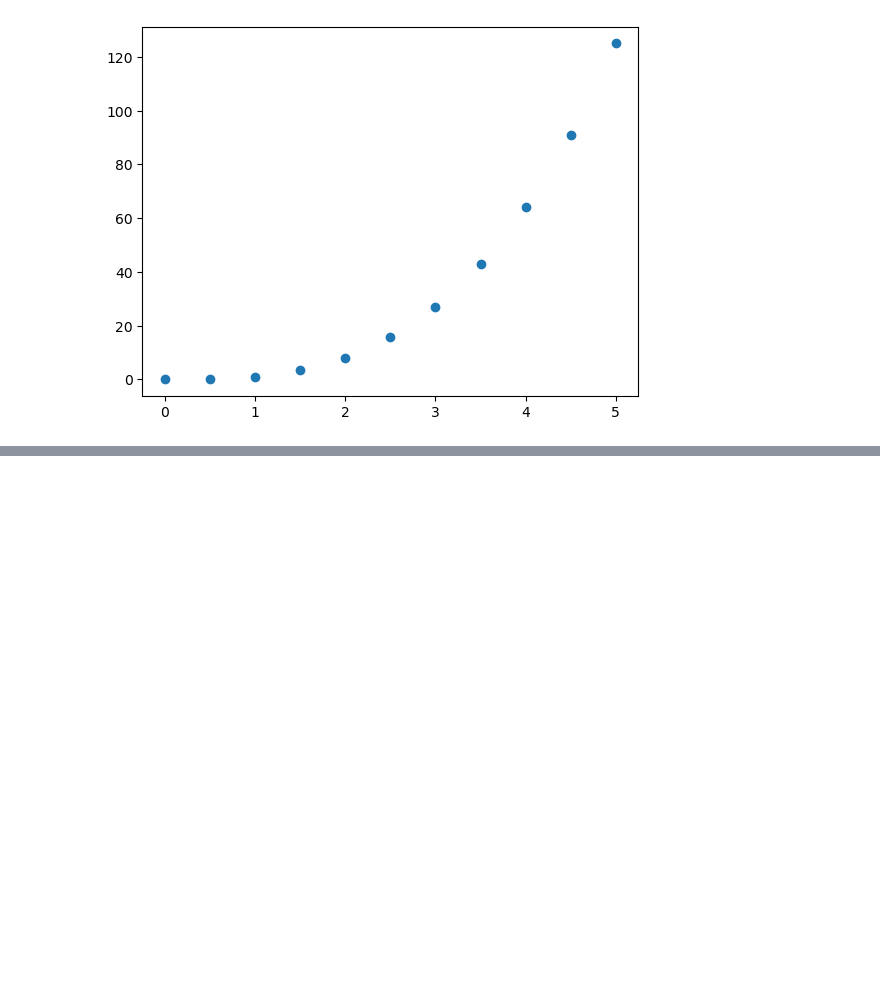
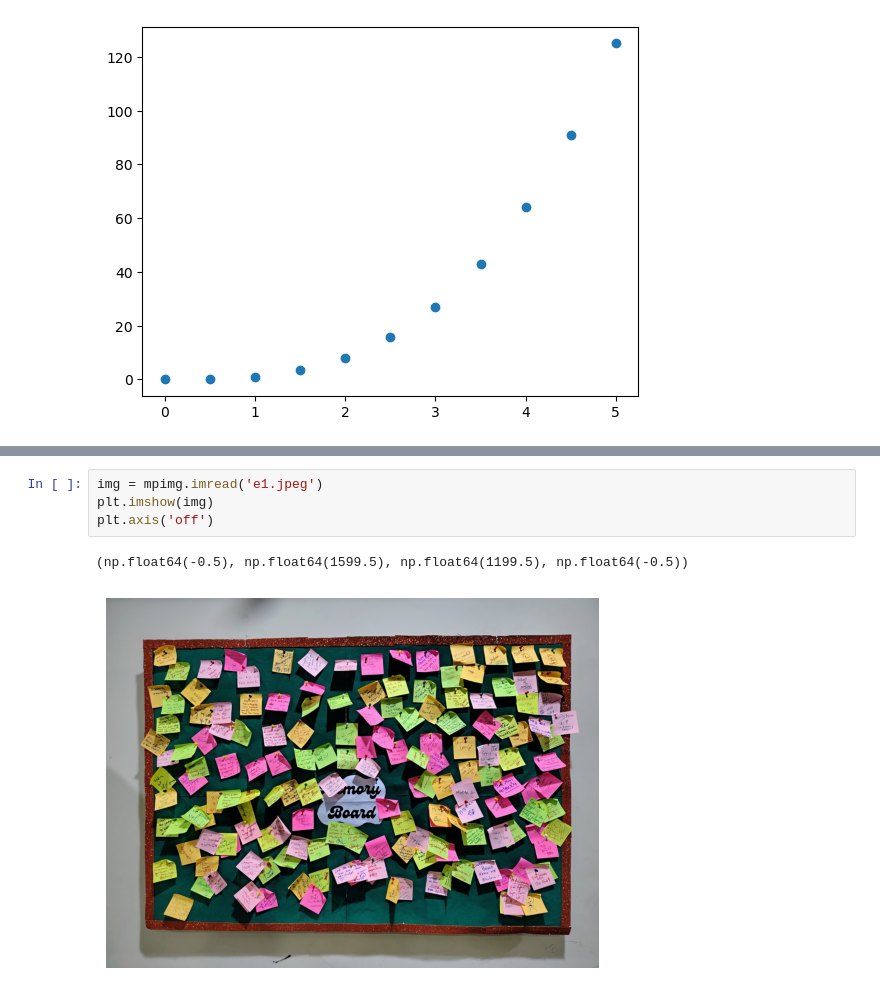
Before and after one commit to Pallavi415/Matplotlib_Learn, a Jupyter notebook: Advanced_Matplotlib.ipynb, the cells around one changed output, grey strips where cells are left out. Saved outputs shown, nothing was run; the diff lists cells and outputs as text; blank space fills up the shorter version.

```diff
--- a/Advanced_Matplotlib.ipynb
+++ b/Advanced_Matplotlib.ipynb
@@ -54,0 +90,7 @@ plt.scatter(x,y)
+# %%
+img = mpimg.imread('e1.jpeg')
+plt.imshow(img)
+plt.axis('off')
+# %% [output]
+(np.float64(-0.5), np.float64(1599.5), np.float64(1199.5), np.float64(-0.5))
+[figure, added]
```
Also changed, not shown: parts of 11 cells of this notebook, 1 other file.
